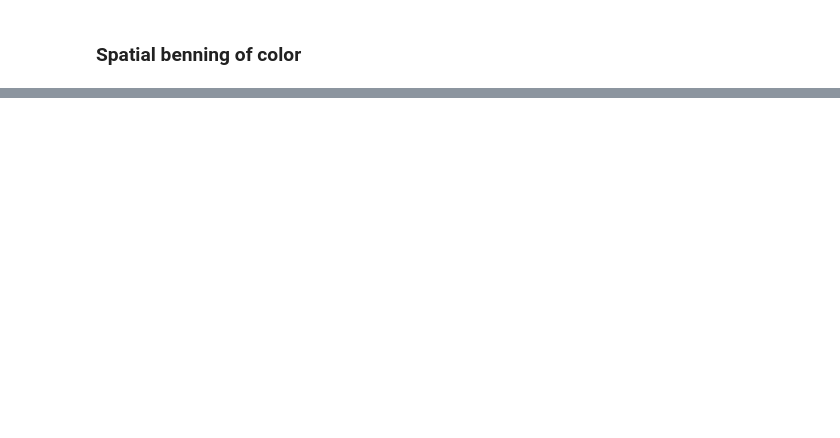
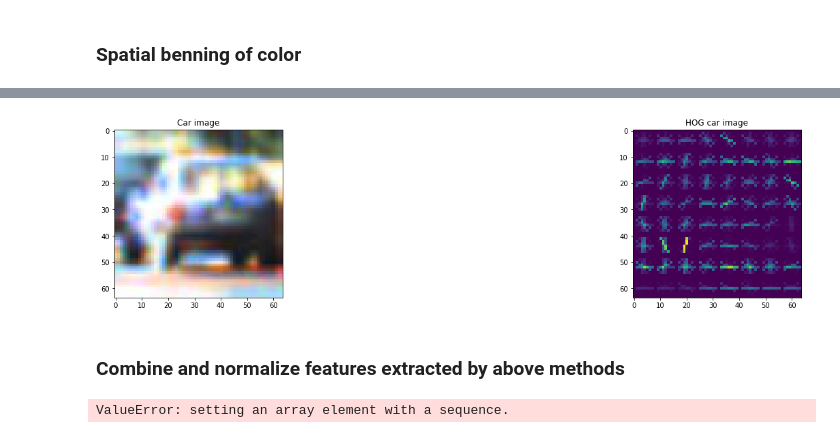
Before and after one commit to Akitsuyoshi/CarND-Vehicle-Detection, a Jupyter notebook: detector.ipynb, the cells around one changed output, grey strips where cells are left out. Cells and saved outputs as stored; diff of their text form; code cells hidden in the pictures; blank space fills up the shorter version.

```diff
--- a/detector.ipynb
+++ b/detector.ipynb
@@ -88,0 +97,3 @@ plt.title('Spatically Binned Features')
+# %%
+gray = cv2.cvtColor(car_img, cv2.COLOR_RGB2GRAY)
+features, hog_img = get_hog_features(gray, orient=9, pix_per_cell=8, cell_per_block=2, visalise=True)
@@ -88,0 +103,8 @@ plt.title('Spatically Binned Features')
+# %%
+# Plot car original and hog image
+
+plot_images([car_img, hog_img], ['Car image', 'HOG car image'])
+# %% [output]
+[figure, added]
+# %% [markdown]
+### Combine and normalize features extracted by above methods
@@ -88,0 +114,19 @@ plt.title('Spatically Binned Features')
+# %%
+if len(car_features) > 0:
+    X = np.concatenate((car_features, not_car_features))
+    X_scaler = StandardScaler().fit(X)
+    scaled_X = X_scaler.transform(X)
+    fig = plt.figure(figsize=(12, 4))
+    plt.imshow(car_img)
+    plt.title('Original Car image')
+    plt.subplot(121)
+    plt.plot(X[car_id])
+    plt.title('Raw features')
+    plt.subplot(122)
+    plt.plot(scaled_X[car_id])
+    plt.title('Normalised features')
+    fig.tight_layout()
+else:
+    print('Empty feature vectors')
+# %% [output]
+ValueError: setting an array element with a sequence.
```
Also changed, not shown: parts of 9 cells of this notebook, 1 other file.
